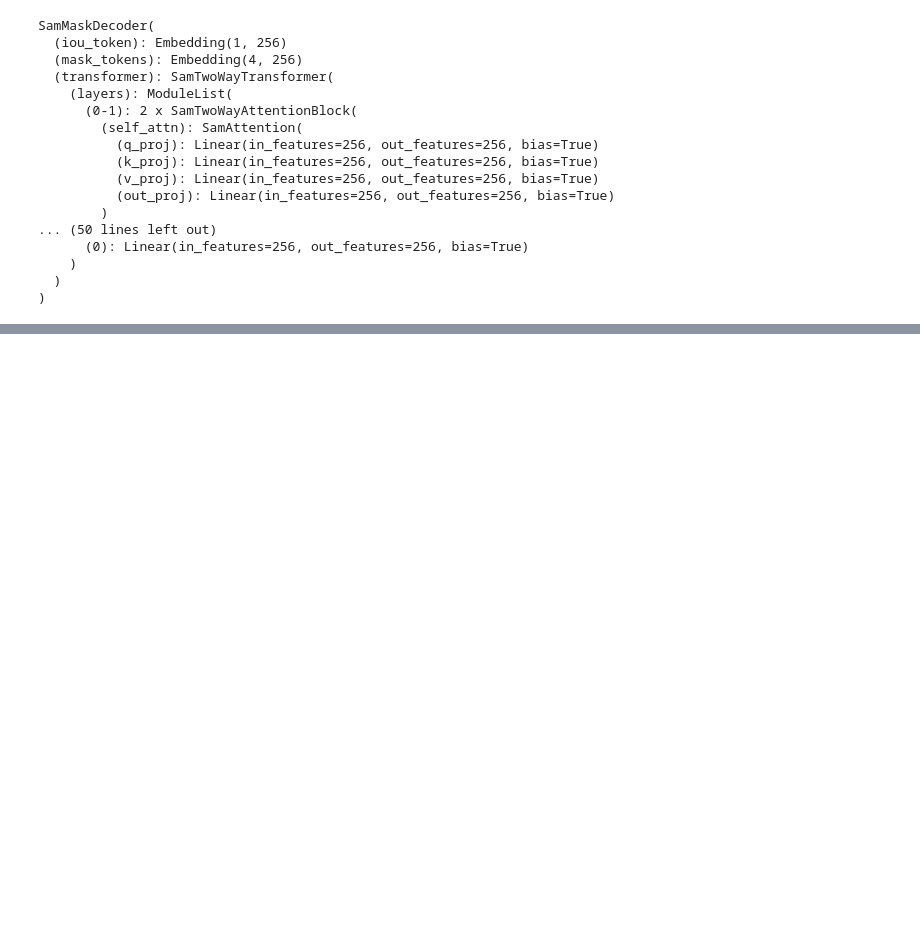
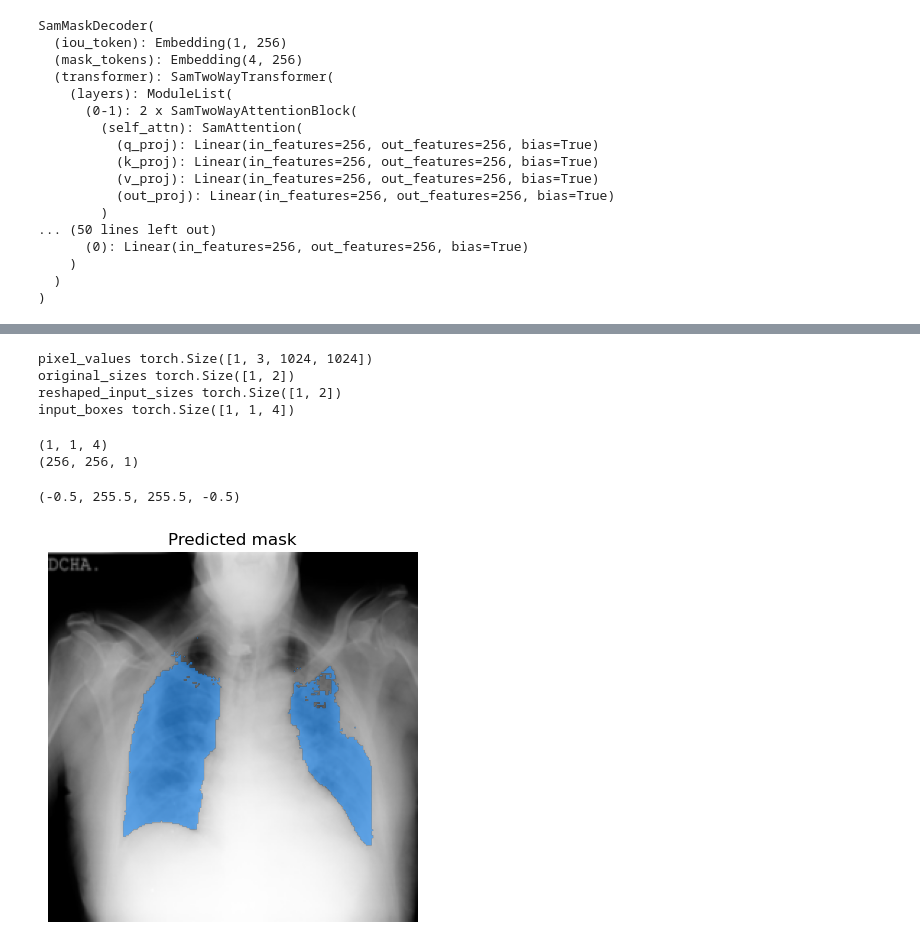
Before and after one commit to oliverc1623/cahsi-project, a Jupyter notebook: qata-covid19-sam-finetune.ipynb, the cells around one changed output, grey strips where cells are left out. Saved outputs shown, nothing was run; the diff lists cells and outputs as text; code cells hidden in the pictures; blank space fills up the shorter version.

```diff
--- a/qata-covid19-sam-finetune.ipynb
+++ b/qata-covid19-sam-finetune.ipynb
@@ -144,7 +165,7 @@ import loralib as lora
 # %%
 from transformers import SamModel
 
-model = SamModel.from_pretrained("facebook/sam-vit-base")
+model = SamModel.from_pretrained("facebook/sam-vit-base").to("cuda:0")
 
 # make sure we only compute gradients for mask decoder
 for name, param in model.named_parameters():
@@ -219,0 +270,49 @@ KeyboardInterrupt:
+# %%
+# get box prompt based on ground truth segmentation map
+ground_truth_mask = np.array(dataset[idx]["label"])
+prompt = get_bounding_box(ground_truth_mask)
+
+# prepare image + box prompt for the model
+inputs = processor(image, input_boxes=[[prompt]], return_tensors="pt").to(device)
+for k,v in inputs.items():
+  print(k,v.shape)
+# %% [output]
+pixel_values torch.Size([1, 3, 1024, 1024])
+original_sizes torch.Size([1, 2])
+reshaped_input_sizes torch.Size([1, 2])
+input_boxes torch.Size([1, 1, 4])
+# %%
+model.eval()
+
+# forward pass
+with torch.no_grad():
+  outputs = model(**inputs, multimask_output=False)
+# %%
+# apply sigmoid
+medsam_seg_prob = torch.sigmoid(outputs.pred_masks.squeeze(1))
+# convert soft mask to hard mask
+medsam_seg_prob = medsam_seg_prob.cpu().numpy().squeeze()
+medsam_seg = (medsam_seg_prob > 0.5).astype(np.uint8)
+# %%
+def show_mask(mask, ax, random_color=False):
+    if random_color:
+        color = np.concatenate([np.random.random(3), np.array([0.6])], axis=0)
+    else:
+        color = np.array([30/255, 144/255, 255/255, 0.6])
+    h, w = mask.shape[-2:]
+    print(color.reshape(1, 1, -1).shape)
+    print(mask.reshape(h, w, 1).shape)
+    mask_image = mask.reshape(h, w, 1) * color.reshape(1, 1, -1)
+    ax.imshow(mask_image)
+
+fig, axes = plt.subplots()
+
+axes.imshow(np.array(image))
+show_mask(medsam_seg, axes)
+axes.title.set_text(f"Predicted mask")
+axes.axis("off")
+# %% [output]
+(1, 1, 4)
+(256, 256, 1)
+(-0.5, 255.5, 255.5, -0.5)
+[figure, added]
```
Also changed, not shown: parts of 7 cells of this notebook.
